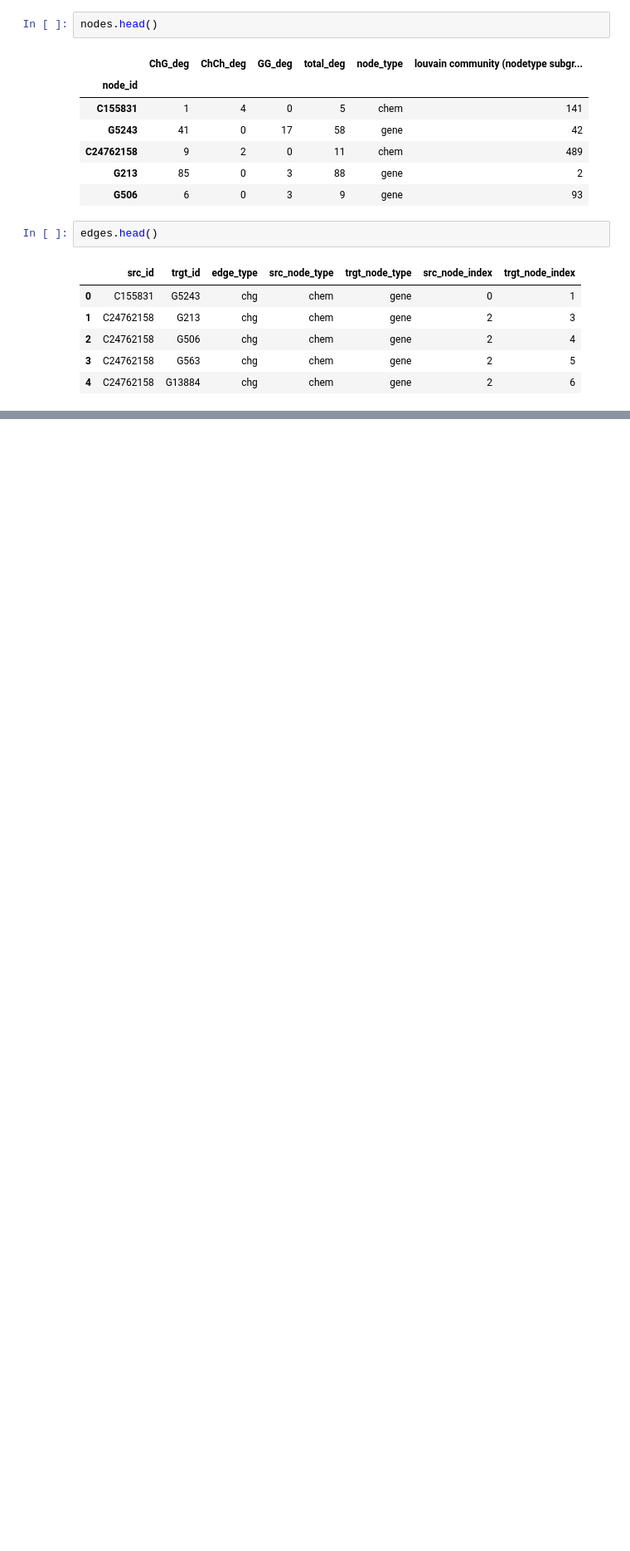
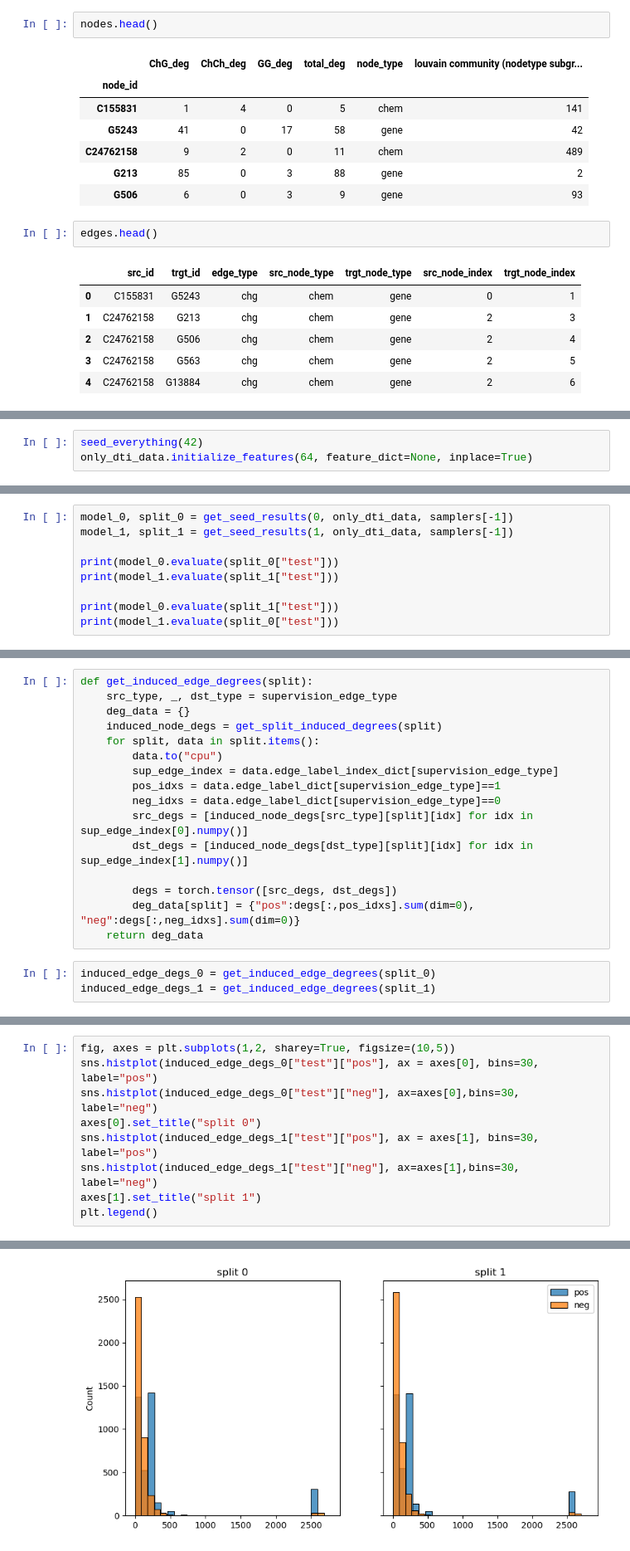
Before and after one commit to nyanovsky/tesis, a Jupyter notebook: gnn_interface/test_interface.ipynb, the cells around one changed output, grey strips where cells are left out. Shown at 83% size. Saved outputs shown, nothing was run; the diff lists cells and outputs as text; blank space fills up the shorter version.

```diff
--- a/gnn_interface/test_interface.ipynb
+++ b/gnn_interface/test_interface.ipynb
@@ -138,0 +145,3 @@ data.node_df.head()
+# %%
+seed_everything(42)
+only_dti_data.initialize_features(64, feature_dict=None, inplace=True)
@@ -138,0 +229,9 @@ data.node_df.head()
+# %%
+model_0, split_0 = get_seed_results(0, only_dti_data, samplers[-1])
+model_1, split_1 = get_seed_results(1, only_dti_data, samplers[-1])
+
+print(model_0.evaluate(split_0["test"]))
+print(model_1.evaluate(split_1["test"]))
+
+print(model_0.evaluate(split_1["test"]))
+print(model_1.evaluate(split_0["test"]))
@@ -138,0 +290,19 @@ data.node_df.head()
+# %%
+def get_induced_edge_degrees(split):
+    src_type, _, dst_type = supervision_edge_type
+    deg_data = {}
+    induced_node_degs = get_split_induced_degrees(split)
+    for split, data in split.items():
+        data.to("cpu")
+        sup_edge_index = data.edge_label_index_dict[supervision_edge_type]
+        pos_idxs = data.edge_label_dict[supervision_edge_type]==1
+        neg_idxs = data.edge_label_dict[supervision_edge_type]==0
+        src_degs = [induced_node_degs[src_type][split][idx] for idx in sup_edge_index[0].numpy()]
+        dst_degs = [induced_node_degs[dst_type][split][idx] for idx in sup_edge_index[1].numpy()]
+
+        degs = torch.tensor([src_degs, dst_degs])
+        deg_data[split] = {"pos":degs[:,pos_idxs].sum(dim=0), "neg":degs[:,neg_idxs].sum(dim=0)}
+    return deg_data
+# %%
+induced_edge_degs_0 = get_induced_edge_degrees(split_0)
+induced_edge_degs_1 = get_induced_edge_degrees(split_1)
@@ -138,0 +312,10 @@ data.node_df.head()
+# %%
+fig, axes = plt.subplots(1,2, sharey=True, figsize=(10,5))
+sns.histplot(induced_edge_degs_0["test"]["pos"], ax = axes[0], bins=30, label="pos")
+sns.histplot(induced_edge_degs_0["test"]["neg"], ax=axes[0],bins=30, label="neg")
+axes[0].set_title("split 0")
+sns.histplot(induced_edge_degs_1["test"]["pos"], ax = axes[1], bins=30, label="pos")
+sns.histplot(induced_edge_degs_1["test"]["neg"], ax=axes[1],bins=30, label="neg")
+axes[1].set_title("split 1")
+plt.legend()
+# %% [output]
@@ -138,0 +323 @@ data.node_df.head()
+[figure, added]
```
Also changed, not shown: parts of 37 cells of this notebook, 3 other files.
